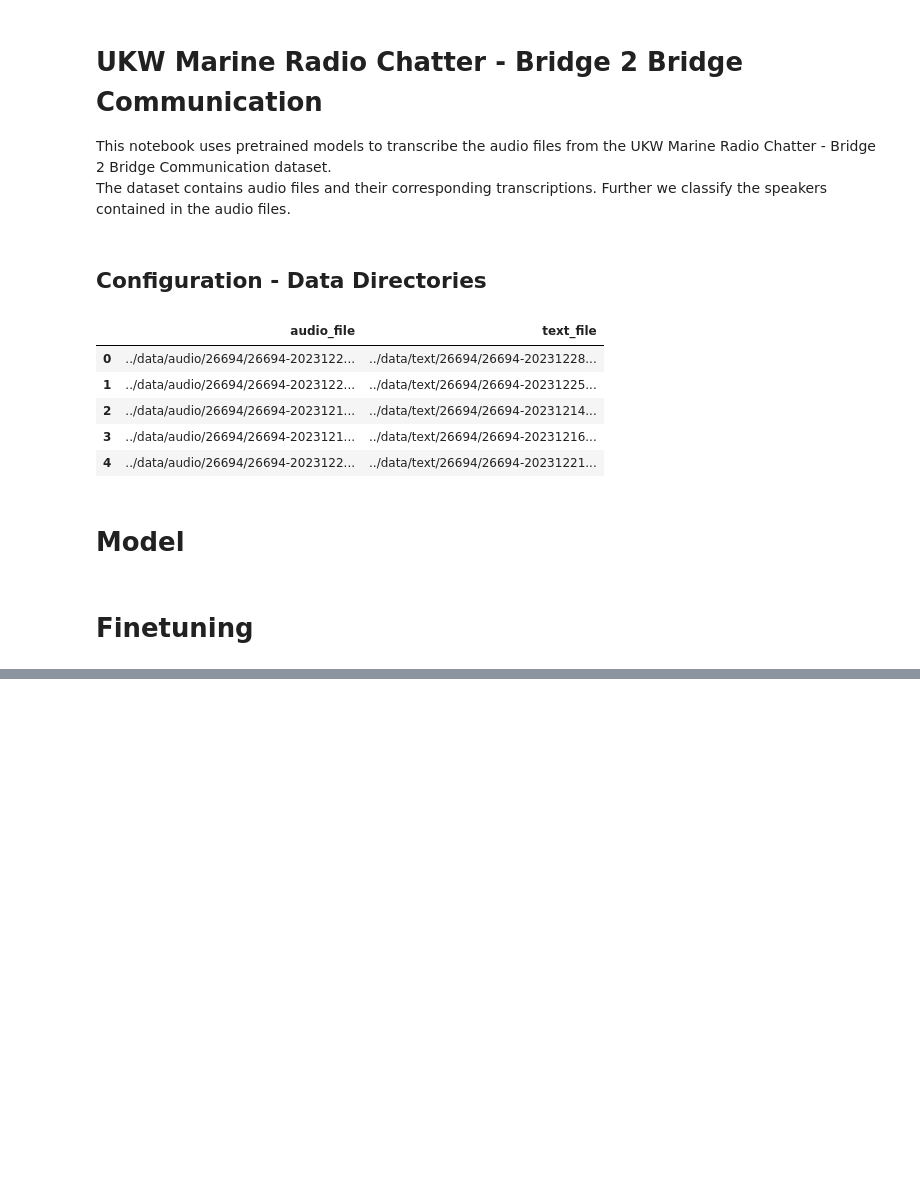
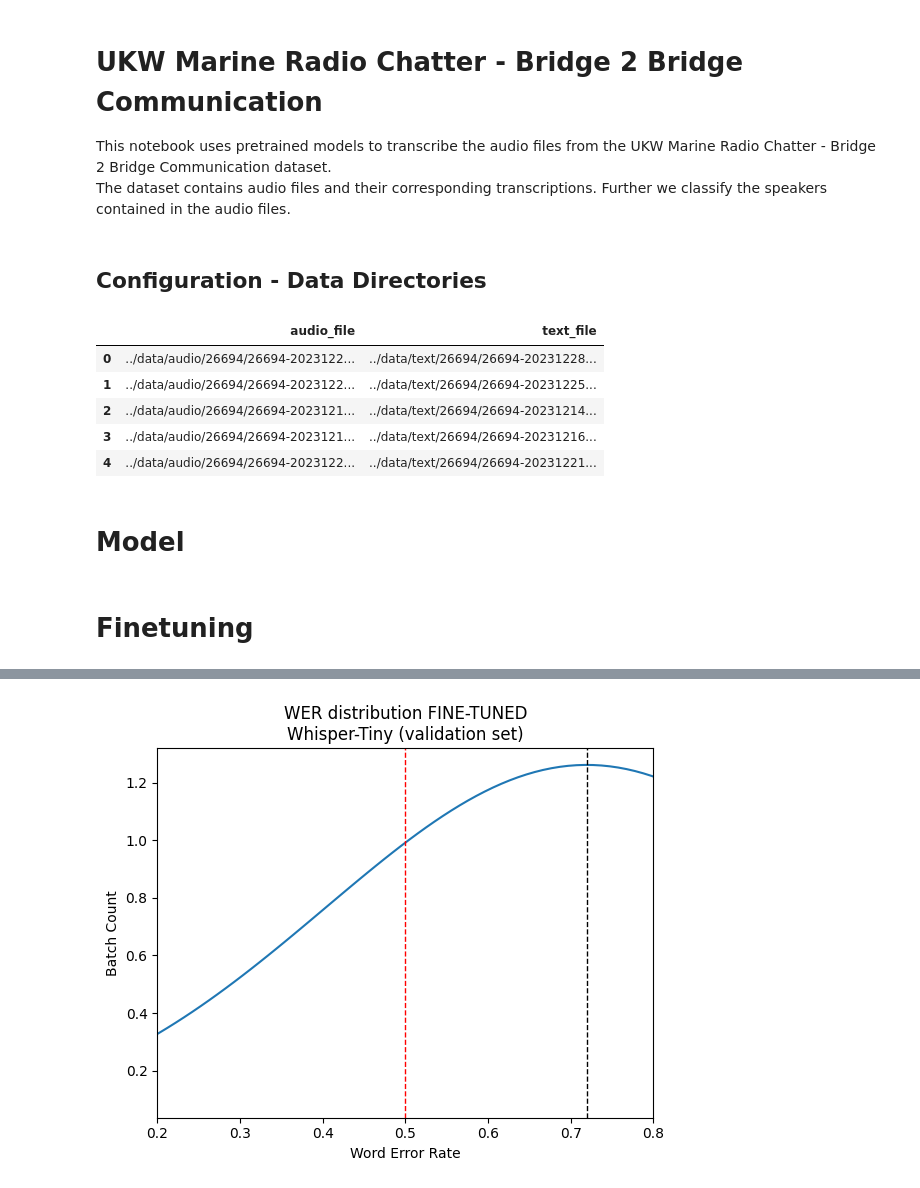
Before and after one commit to Tobivanceobi/UKW_SpeachToText, a Jupyter notebook: main.ipynb, the cells around one changed output, grey strips where cells are left out. Drawn from its saved outputs; the diff is of its cells as text; code cells hidden in the pictures; blank space fills up the shorter version.

```diff
--- a/main.ipynb
+++ b/main.ipynb
@@ -206,6 +207,7 @@ class WhisperLightningModule(pl.LightningModule):
         self.warmup_steps = warmup_steps
 
         self.wer = torchmetrics.text.wer.WordErrorRate()
+        self.val_loss = []
 
     def forward(self, input_features, labels):
         return self.model(input_features=input_features, labels=labels)
@@ -396,7 +450,7 @@ trainer.test(model_train, data_module, ckpt_path=checkpoint_callback.best_model_
 # %%
 
 model_test = WhisperLightningModule.load_from_checkpoint(
-    checkpoint_callback.best_model_path,
+    "outputs/whisper-tiny/16-33/epoch=03-train_loss_epoch=0.89-val_loss=1.06.ckpt", #checkpoint_callback.best_model_path,
     model_name=model_name,
     processor=processor,
     learning_rate=learning_rate,
@@ -405,7 +459,15 @@ model_test = WhisperLightningModule.load_from_checkpoint(
 )
 
 model_test.model.cuda()
-i = 0
+
+# Freeze layers in the encoder
+for param in model_test.model.parameters():
+    param.requires_grad = False
+
+wer_model = []
+y_pred = []
+y_true = []
+
 for batch in data_module.val_dataloader():
     pred = model_test(batch["input_features"].to("cuda"), batch["labels"].to("cuda"))
     pred_token_ids = torch.argmax(pred.logits, dim=-1)
@@ -414,11 +476,29 @@ for batch in data_module.val_dataloader():
 
     wer = torchmetrics.text.wer.WordErrorRate()
     wer(decoded_preds, decoded_labels)
-    print(wer.compute())
-
-    print("Predicted:\n", decoded_preds[0])
-    print("True:\n", decoded_labels[0])
-    print()
-    i += 1
-    if i == 10:
-        break
+    wer_model.append(wer.compute())
+    y_pred.extend(decoded_preds)
+    y_true.extend(decoded_labels)
+# %%
+# plot wer distribution
+import matplotlib.pyplot as plt
+from scipy.stats import norm
+import numpy as np
+# plot wer as normal distribution as a line plot
+mean = np.mean(wer_model)
+std = np.std(wer_model)
+x = np.linspace(0, 1, 100)
+plt.plot(x, norm.pdf(x, mean, std))
+
+plt.axvline(mean, color='k', linestyle='dashed', linewidth=1)
+plt.axvline(0.5, color='r', linestyle='dashed', linewidth=1)
+plt.title(f'WER distribution FINE-TUNED\nWhisper-Tiny (validation set)')
+plt.xlabel('Word Error Rate')
+plt.ylabel('Batch Count')
+plt.xlim(0.2, 0.8)
+# print the mean WER as text in the top right corner
+# plt.text(0.7, 3.5, f'Mean WER: {mean:.2f}', horizontalalignment='center', verticalalignment='center', fontsize=12)
+# plt.savefig('wer_distribution_tuned.png')
+plt.show()
+# %% [output]
+[figure, added]
```
Also changed, not shown: parts of 9 cells of this notebook.
